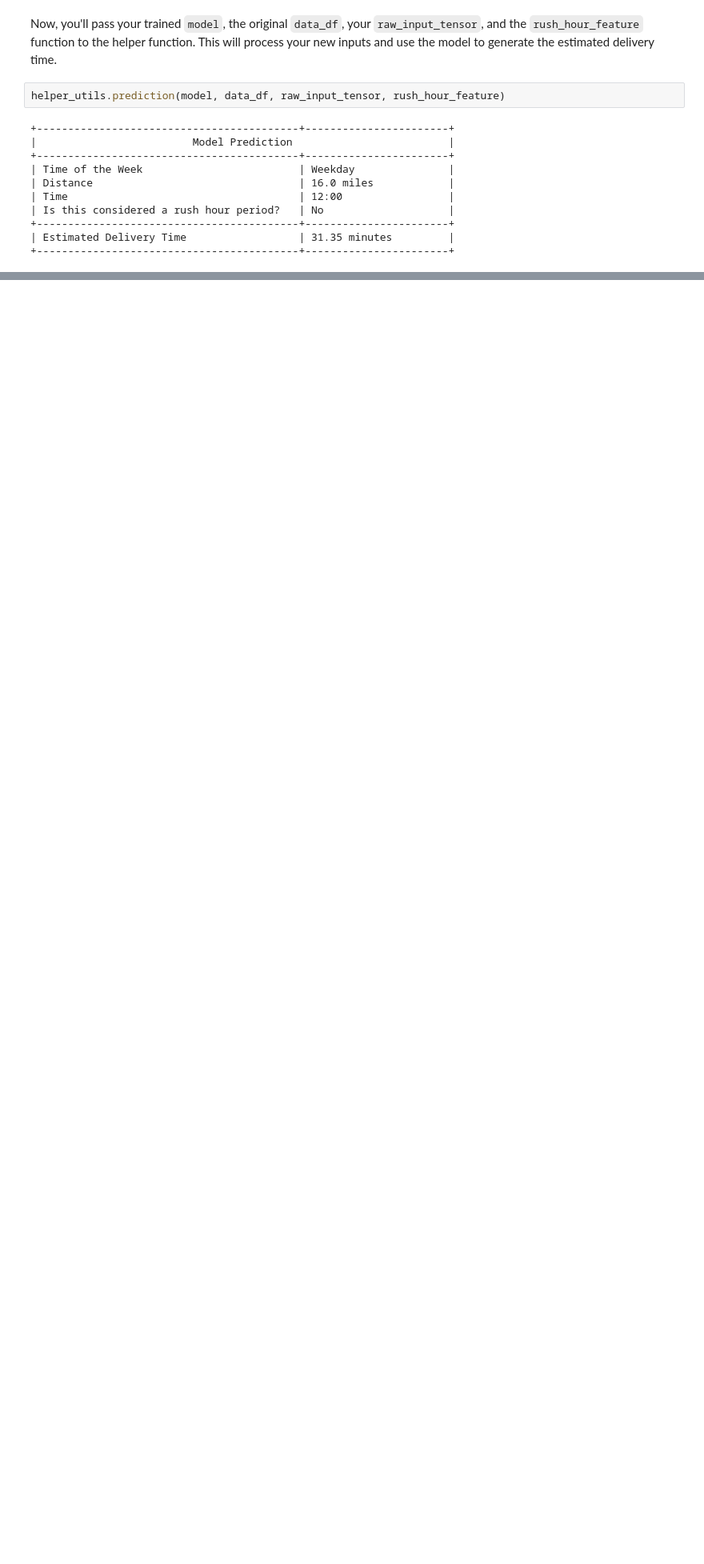
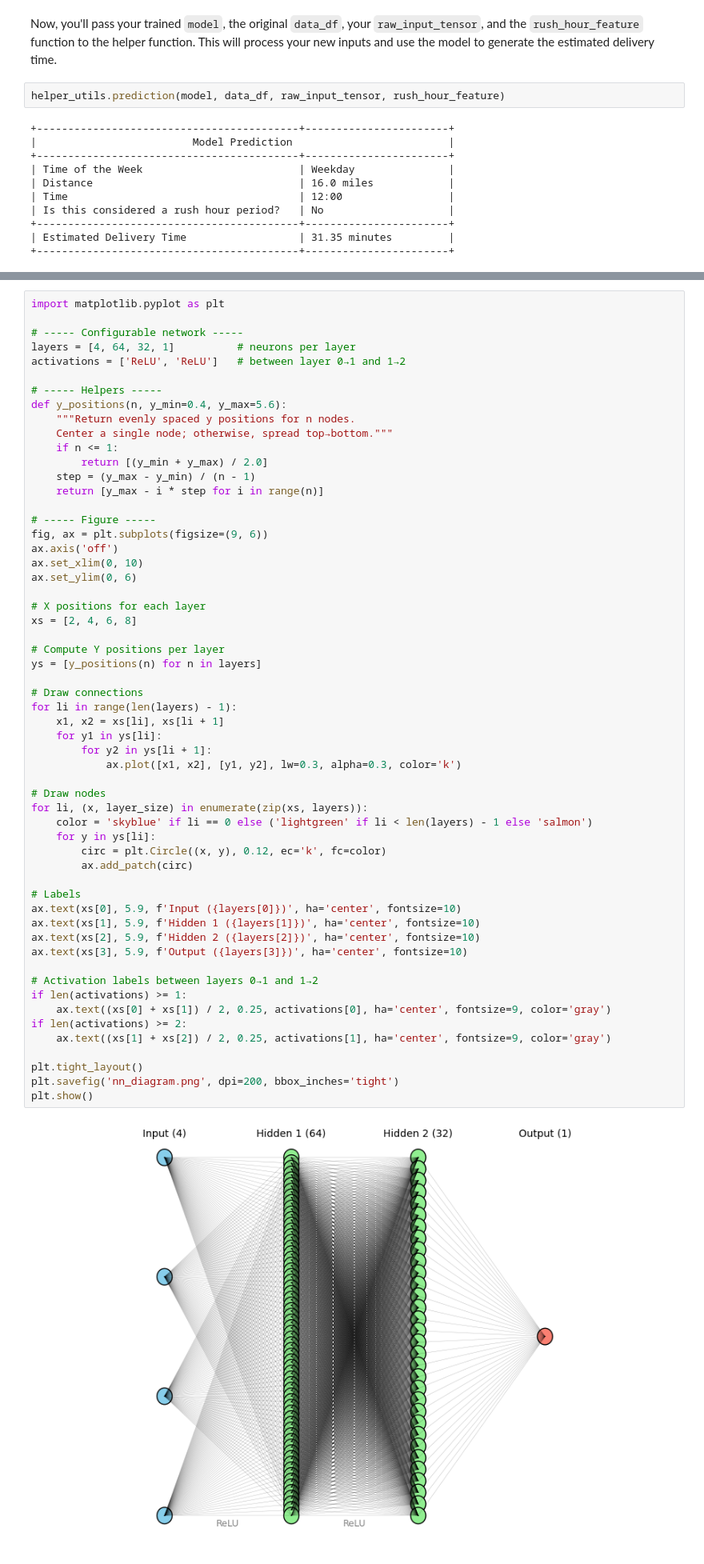
Before and after one commit to mahtabsyed/PyTorch-for-Deep-Learning, a Jupyter notebook: C1M1_Assignment.ipynb, the cells around one changed output, grey strips where cells are left out. Shown: that part at 80% size. Cells and saved outputs as stored; diff of their text form; blank space fills up the shorter version.

```diff
--- a/C1M1_Assignment.ipynb
+++ b/C1M1_Assignment.ipynb
@@ -897,0 +900,59 @@ The skills you've practiced here on manipulating tensors, designing features, an
+# %%
+import matplotlib.pyplot as plt
+
+# ----- Configurable network -----
+layers = [4, 64, 32, 1]          # neurons per layer
+activations = ['ReLU', 'ReLU']   # between layer 0→1 and 1→2
+
+# ----- Helpers -----
+def y_positions(n, y_min=0.4, y_max=5.6):
+    """Return evenly spaced y positions for n nodes.
+    Center a single node; otherwise, spread top→bottom."""
+    if n <= 1:
+        return [(y_min + y_max) / 2.0]
+    step = (y_max - y_min) / (n - 1)
+    return [y_max - i * step for i in range(n)]
+
+# ----- Figure -----
+fig, ax = plt.subplots(figsize=(9, 6))
+ax.axis('off')
+ax.set_xlim(0, 10)
+ax.set_ylim(0, 6)
+
+# X positions for each layer
+xs = [2, 4, 6, 8]
+
+# Compute Y positions per layer
+ys = [y_positions(n) for n in layers]
+
+# Draw connections
+for li in range(len(layers) - 1):
+    x1, x2 = xs[li], xs[li + 1]
+    for y1 in ys[li]:
+        for y2 in ys[li + 1]:
+            ax.plot([x1, x2], [y1, y2], lw=0.3, alpha=0.3, color='k')
+
+# Draw nodes
+for li, (x, layer_size) in enumerate(zip(xs, layers)):
+    color = 'skyblue' if li == 0 else ('lightgreen' if li < len(layers) - 1 else 'salmon')
+    for y in ys[li]:
+        circ = plt.Circle((x, y), 0.12, ec='k', fc=color)
+        ax.add_patch(circ)
+
+# Labels
+ax.text(xs[0], 5.9, f'Input ({layers[0]})', ha='center', fontsize=10)
+ax.text(xs[1], 5.9, f'Hidden 1 ({layers[1]})', ha='center', fontsize=10)
+ax.text(xs[2], 5.9, f'Hidden 2 ({layers[2]})', ha='center', fontsize=10)
+ax.text(xs[3], 5.9, f'Output ({layers[3]})', ha='center', fontsize=10)
+
+# Activation labels between layers 0→1 and 1→2
+if len(activations) >= 1:
+    ax.text((xs[0] + xs[1]) / 2, 0.25, activations[0], ha='center', fontsize=9, color='gray')
+if len(activations) >= 2:
+    ax.text((xs[1] + xs[2]) / 2, 0.25, activations[1], ha='center', fontsize=9, color='gray')
+
+plt.tight_layout()
+plt.savefig('nn_diagram.png', dpi=200, bbox_inches='tight')
+plt.show()
+# %% [output]
+[figure, added]
```
Also changed, not shown: parts of 1 cell of this notebook, 10 other files.
